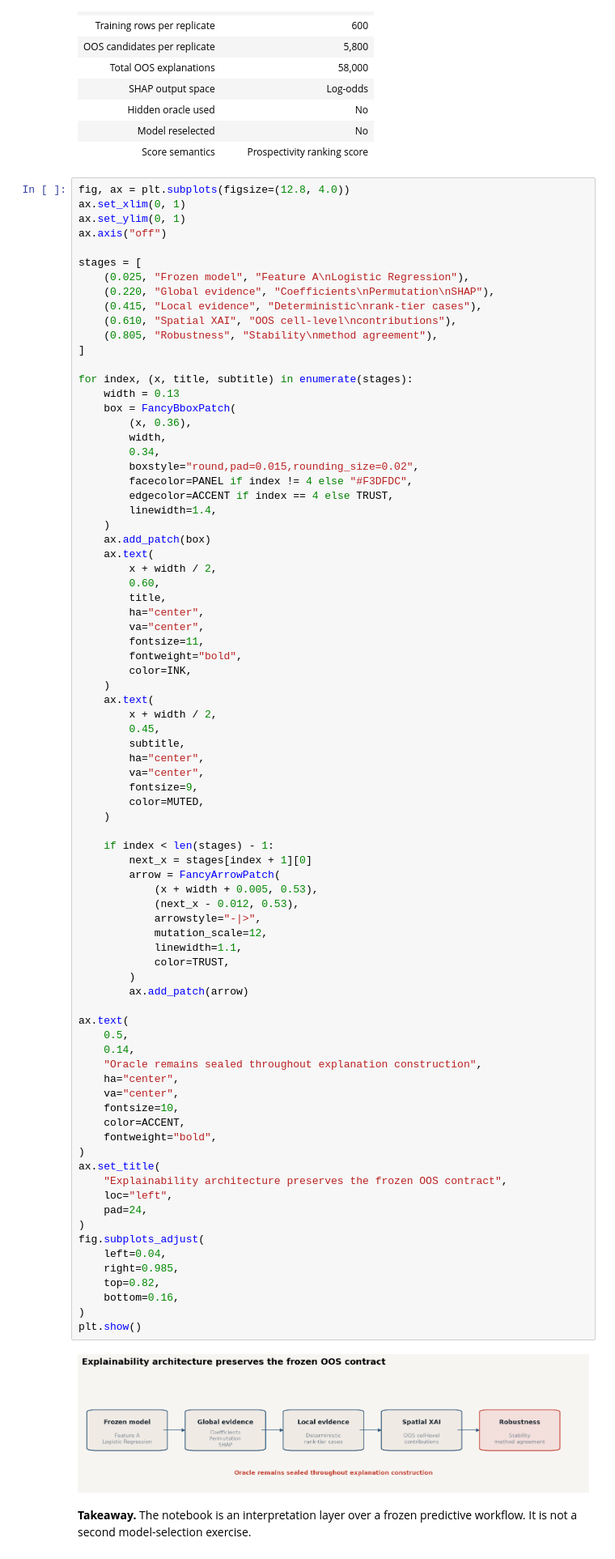
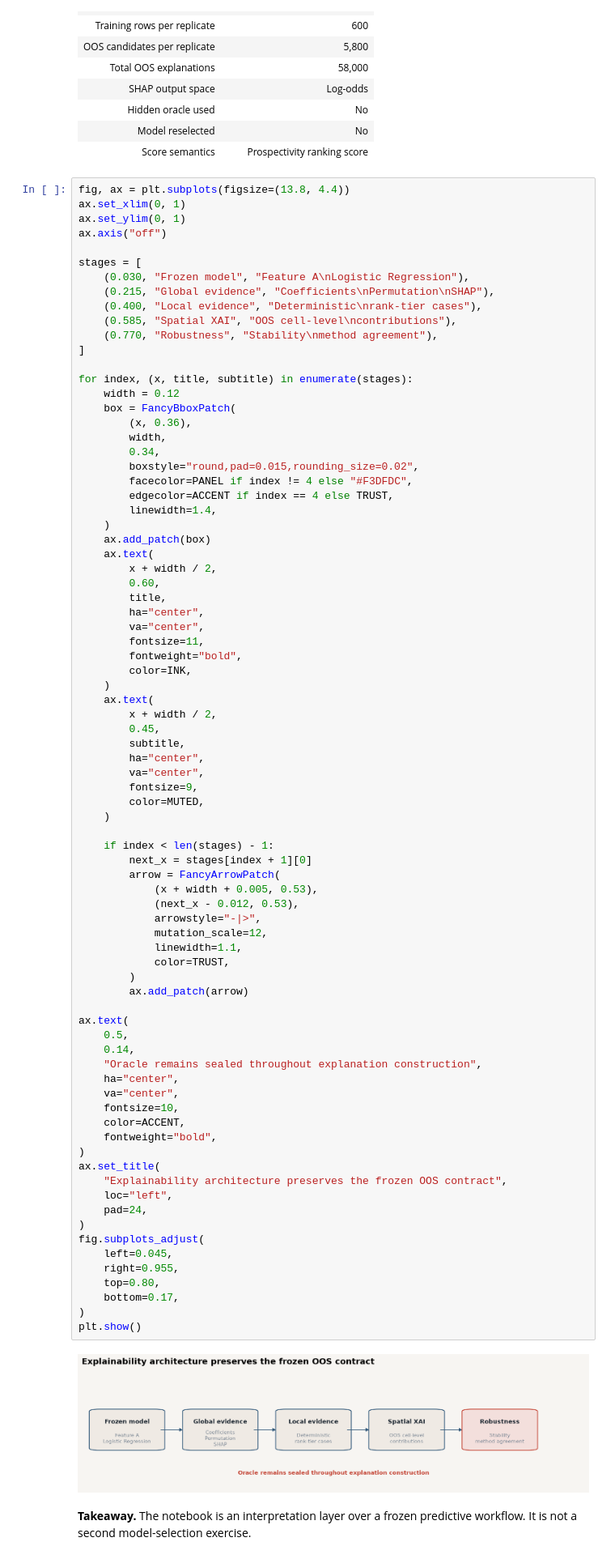
Before and after one commit to EHDataAI/geoai-mineral-labs, a Jupyter notebook: labs/lab06_explainable_geoai/06_explainable_geoai.ipynb, the cells around one changed output. Shown at 81% size. Cells and saved outputs as stored; diff of their text form.

```diff
--- a/labs/lab06_explainable_geoai/06_explainable_geoai.ipynb
+++ b/labs/lab06_explainable_geoai/06_explainable_geoai.ipynb
@@ -299,21 +299,21 @@ format_table(contract_table)
 | Model reselected | No |
 | Score semantics | Prospectivity ranking score |
 # %%
-fig, ax = plt.subplots(figsize=(12.8, 4.0))
+fig, ax = plt.subplots(figsize=(13.8, 4.4))
 ax.set_xlim(0, 1)
 ax.set_ylim(0, 1)
 ax.axis("off")
 
 stages = [
-    (0.025, "Frozen model", "Feature A\nLogistic Regression"),
-    (0.220, "Global evidence", "Coefficients\nPermutation\nSHAP"),
-    (0.415, "Local evidence", "Deterministic\nrank-tier cases"),
-    (0.610, "Spatial XAI", "OOS cell-level\ncontributions"),
-    (0.805, "Robustness", "Stability\nmethod agreement"),
+    (0.030, "Frozen model", "Feature A\nLogistic Regression"),
+    (0.215, "Global evidence", "Coefficients\nPermutation\nSHAP"),
+    (0.400, "Local evidence", "Deterministic\nrank-tier cases"),
+    (0.585, "Spatial XAI", "OOS cell-level\ncontributions"),
+    (0.770, "Robustness", "Stability\nmethod agreement"),
 ]
 
 for index, (x, title, subtitle) in enumerate(stages):
-    width = 0.13
+    width = 0.12
     box = FancyBboxPatch(
         (x, 0.36),
         width,
@@ -348,38 +348,38 @@ for index, (x, title, subtitle) in enumerate(stages):
         next_x = stages[index + 1][0]
         arrow = FancyArrowPatch(
             (x + width + 0.005, 0.53),
             (next_x - 0.012, 0.53),
             arrowstyle="-|>",
             mutation_scale=12,
             linewidth=1.1,
             color=TRUST,
         )
         ax.add_patch(arrow)
 
 ax.text(
     0.5,
     0.14,
     "Oracle remains sealed throughout explanation construction",
     ha="center",
     va="center",
     fontsize=10,
     color=ACCENT,
     fontweight="bold",
 )
 ax.set_title(
     "Explainability architecture preserves the frozen OOS contract",
     loc="left",
     pad=24,
 )
 fig.subplots_adjust(
-    left=0.04,
-    right=0.985,
-    top=0.82,
-    bottom=0.16,
+    left=0.045,
+    right=0.955,
+    top=0.80,
+    bottom=0.17,
 )
 plt.show()
 # %% [output]
-[figure, old version]
+[figure, new version]
 # %% [markdown]
 **Takeaway.** The notebook is an interpretation layer over a frozen
 predictive workflow. It is not a second model-selection exercise.
```
Also changed, not shown: parts of 3 cells of this notebook, 2 other files.
